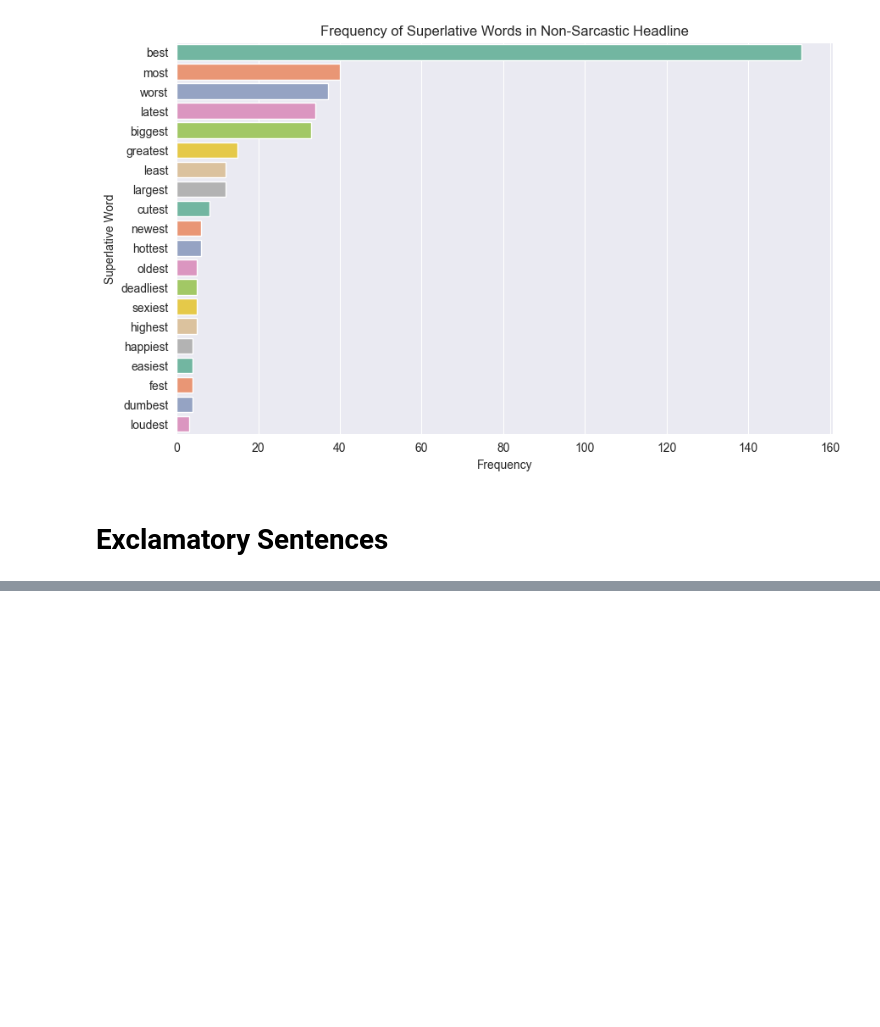
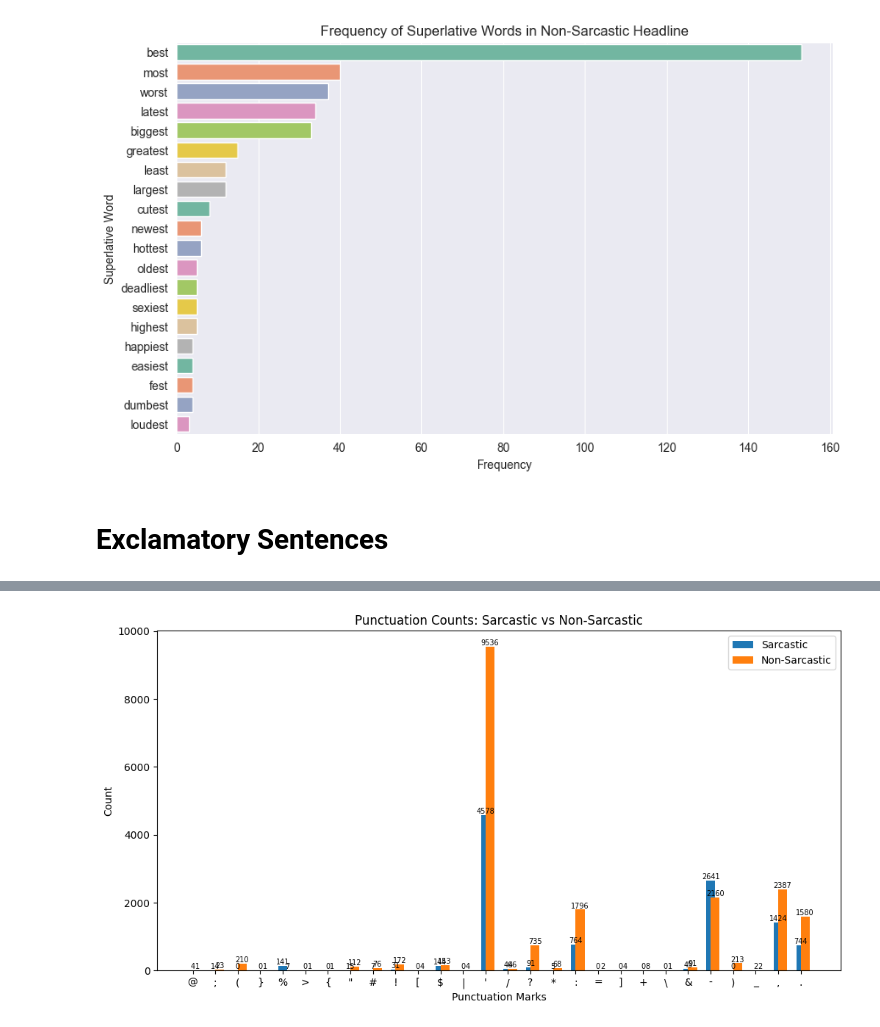
Before and after one commit to vigonometry/CS4248_Group8_SarcasmDetection, a Jupyter notebook: 03_EDA.ipynb, the cells around one changed output, grey strips where cells are left out. Drawn from its saved outputs; the diff is of its cells as text; code cells hidden in the pictures; blank space fills up the shorter version.

Commit message:
Add punctuation

```diff
--- a/03_EDA.ipynb
+++ b/03_EDA.ipynb
@@ -952,0 +1002,79 @@ plt.show()
+# %%
+from collections import defaultdict
+def detect_punctuation(sentence):
+    # Dictionary to store punctuation counts
+    punctuation_counts = defaultdict(int)
+
+    # Find all punctuation marks in the sentence
+    matches = re.findall(f"[{re.escape(string.punctuation)}]", sentence)
+
+    # Count each punctuation mark
+    for mark in matches:
+        punctuation_counts[mark] += 1
+
+    # Total punctuation count
+    total_punctuation = len(matches)
+
+
+    return punctuation_counts, total_punctuation
+# %%
+# Apply the function to the DataFrame
+df['punctuation_counts'], df['total_punctuation'] = zip(*df['headline'].apply(detect_punctuation))
+
+# Aggregate punctuation counts for sarcastic and non-sarcastic headlines
+sarcastic_counts = defaultdict(int)
+non_sarcastic_counts = defaultdict(int)
+marks=set()
+for index, row in df.iterrows():
+    if row['is_sarcastic'] == 1:
+        for mark, count in row['punctuation_counts'].items():
+            sarcastic_counts[mark] += count
+            marks.add(mark)
+    else:
+        for mark, count in row['punctuation_counts'].items():
+            non_sarcastic_counts[mark] += count
+            marks.add(mark)
+
+# Function to plot punctuation counts with labels
+def plot_punctuation_counts(sarcastic_counts, non_sarcastic_counts, marks):
+
+    # Filter out marks with zero counts in both categories
+    filtered_marks = [
+        mark for mark in marks
+        if sarcastic_counts.get(mark, 0) > 0 or non_sarcastic_counts.get(mark, 0) > 0
+    ]
+
+    # Prepare data for plotting
+    sarcastic_data = [sarcastic_counts.get(mark, 0) for mark in filtered_marks]
+    non_sarcastic_data = [non_sarcastic_counts.get(mark, 0) for mark in filtered_marks]
+
+    # Plot
+    plt.figure(figsize=(12, 6))
+    x = range(len(filtered_marks))
+    bar_width = 0.4
+
+    # Create bars
+    bars_sarcastic = plt.bar(x, sarcastic_data, width=bar_width, label="Sarcastic", align="center")
+    bars_non_sarcastic = plt.bar(x, non_sarcastic_data, width=bar_width, label="Non-Sarcastic", align="edge")
+
+    # Add labels on top of bars
+    for i, bar in enumerate(bars_sarcastic):
+        plt.text(bar.get_x() + bar.get_width() / 2, bar.get_height()+1, str(bar.get_height()),
+                 ha='center', va='bottom', fontsize=7)
+
+    for i, bar in enumerate(bars_non_sarcastic):
+        plt.text(bar.get_x() + bar.get_width() / 2, bar.get_height()-1, str(bar.get_height()),
+                 ha='center', va='bottom', fontsize=7)
+
+    # Set ticks and labels
+    plt.xticks(x, filtered_marks)
+    plt.xlabel("Punctuation Marks")
+    plt.ylabel("Count")
+    plt.title("Punctuation Counts: Sarcastic vs Non-Sarcastic")
+    plt.legend()
+    plt.show()
+
+# Plot results
+plot_punctuation_counts(sarcastic_counts, non_sarcastic_counts, marks)
+# %% [output]
+[figure, added]
```
Also changed, not shown: parts of 11 cells of this notebook.
